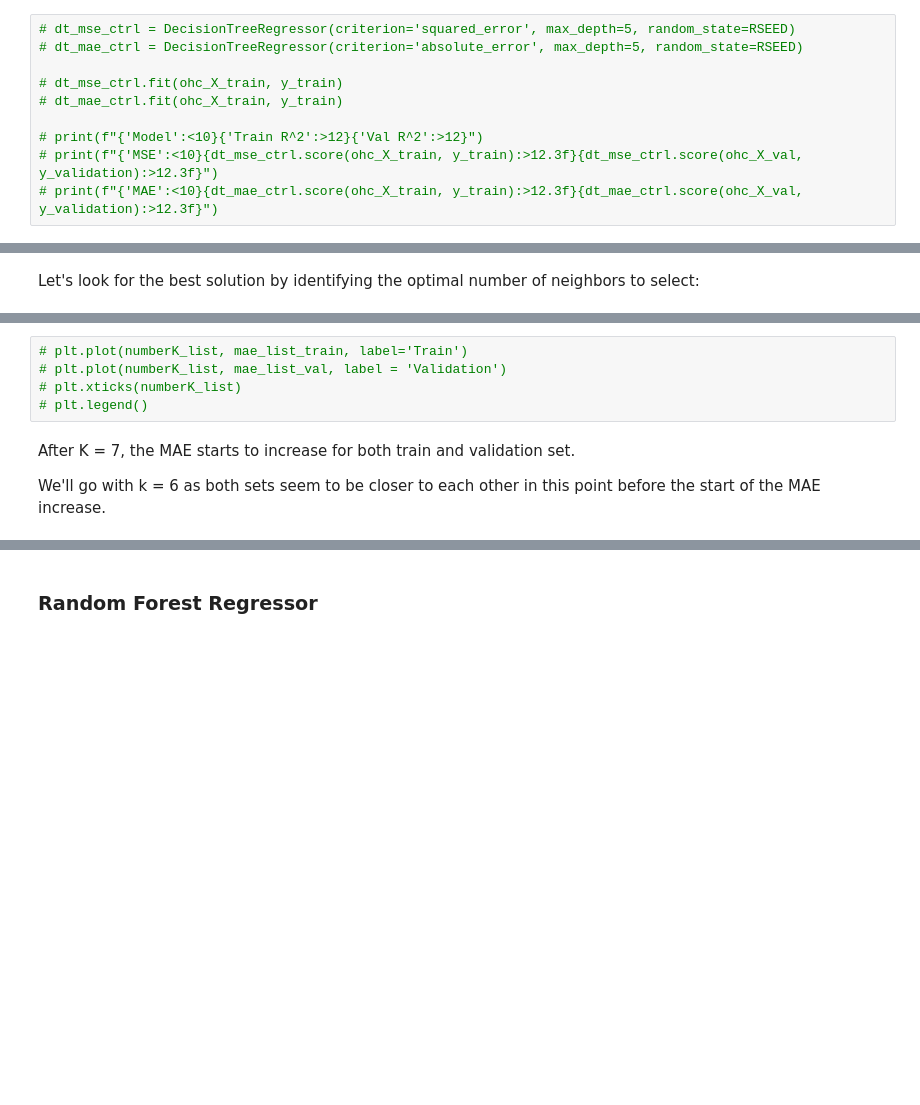
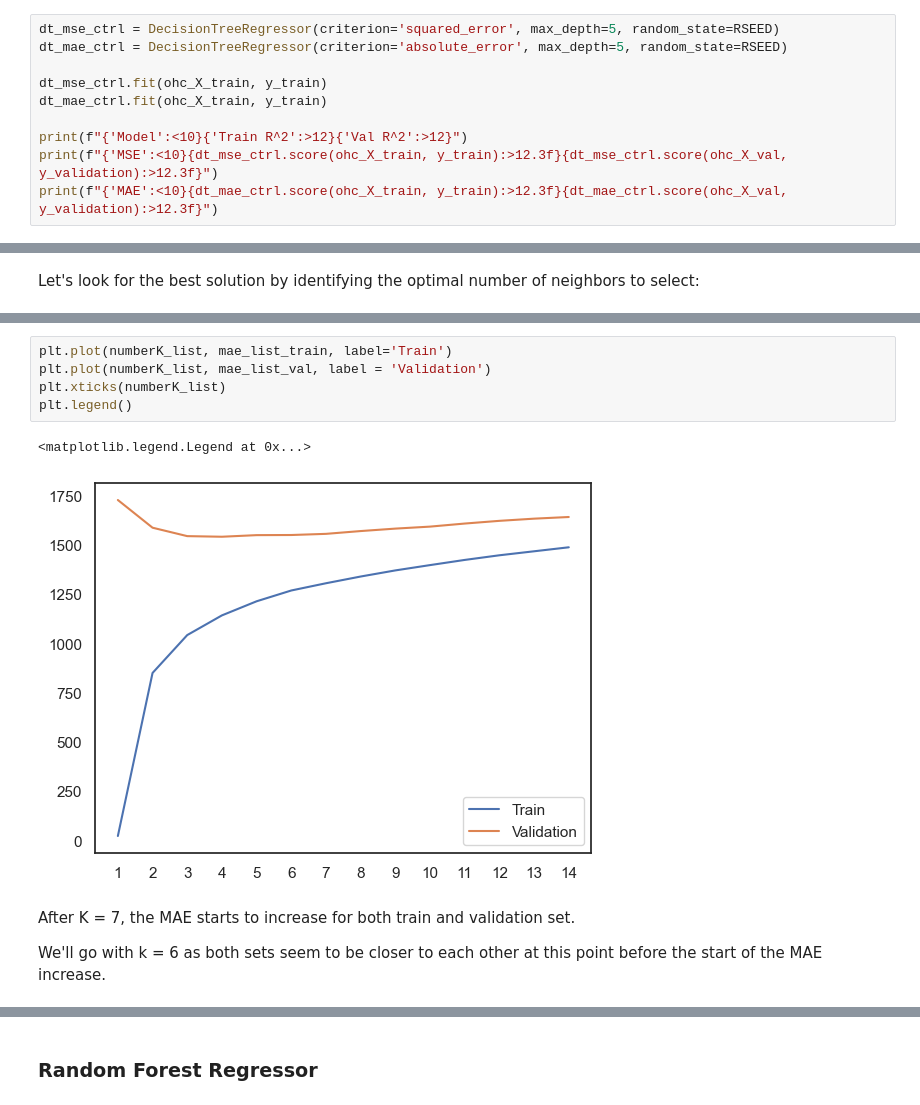
Before and after one commit to TheFriendlyTwin/Group14-Cars4You-Project, a Jupyter notebook: Project_Group14_KNN_FINAL.ipynb, the cells around one changed output, grey strips where cells are left out. Saved outputs shown, nothing was run; the diff lists cells and outputs as text; blank space fills up the shorter version.

```diff
--- a/Project_Group14_KNN_FINAL.ipynb
+++ b/Project_Group14_KNN_FINAL.ipynb
@@ -2460,12 +2577,12 @@ for feature, coef in zip(X_train.columns, elastic_model.coef_):
 # %% [markdown]
 #### DecisionTreeRegressor
 # %%
-# dt_mse_ctrl = DecisionTreeRegressor(criterion='squared_error', max_depth=5, random_state=RSEED)
-# dt_mae_ctrl = DecisionTreeRegressor(criterion='absolute_error', max_depth=5, random_state=RSEED)
+dt_mse_ctrl = DecisionTreeRegressor(criterion='squared_error', max_depth=5, random_state=RSEED)
+dt_mae_ctrl = DecisionTreeRegressor(criterion='absolute_error', max_depth=5, random_state=RSEED)
 
-# dt_mse_ctrl.fit(ohc_X_train, y_train)
-# dt_mae_ctrl.fit(ohc_X_train, y_train)
+dt_mse_ctrl.fit(ohc_X_train, y_train)
+dt_mae_ctrl.fit(ohc_X_train, y_train)
 
-# print(f"{'Model':<10}{'Train R^2':>12}{'Val R^2':>12}")
-# print(f"{'MSE':<10}{dt_mse_ctrl.score(ohc_X_train, y_train):>12.3f}{dt_mse_ctrl.score(ohc_X_val, y_validation):>12.3f}")
-# print(f"{'MAE':<10}{dt_mae_ctrl.score(ohc_X_train, y_train):>12.3f}{dt_mae_ctrl.score(ohc_X_val, y_validation):>12.3f}")
+print(f"{'Model':<10}{'Train R^2':>12}{'Val R^2':>12}")
+print(f"{'MSE':<10}{dt_mse_ctrl.score(ohc_X_train, y_train):>12.3f}{dt_mse_ctrl.score(ohc_X_val, y_validation):>12.3f}")
+print(f"{'MAE':<10}{dt_mae_ctrl.score(ohc_X_train, y_train):>12.3f}{dt_mae_ctrl.score(ohc_X_val, y_validation):>12.3f}")
@@ -2593,10 +2736,13 @@ Let's look for the best solution by identifying the optimal number of neighbors
-# %%
-# plt.plot(numberK_list, mae_list_train, label='Train')
-# plt.plot(numberK_list, mae_list_val, label = 'Validation')
-# plt.xticks(numberK_list)
-# plt.legend()
+# %%
+plt.plot(numberK_list, mae_list_train, label='Train')
+plt.plot(numberK_list, mae_list_val, label = 'Validation')
+plt.xticks(numberK_list)
+plt.legend()
+# %% [output]
+<matplotlib.legend.Legend at 0x...>
+[figure, added]
 # %% [markdown]
 After K = 7, the MAE starts to increase for both train and validation set.
 
-We'll go with k = 6 as both sets seem to be closer to each other in this point before the start of the MAE increase.
+We'll go with k = 6 as both sets seem to be closer to each other at this point before the start of the MAE increase.
 # %%
```
Also changed, not shown: parts of 54 cells of this notebook, 1 other file.
